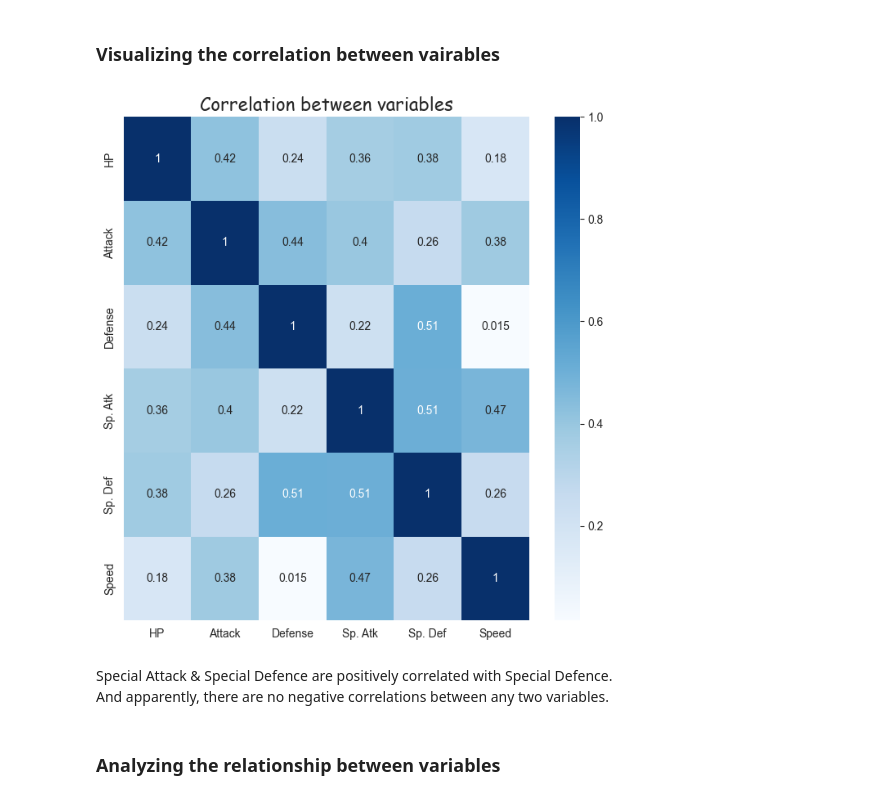
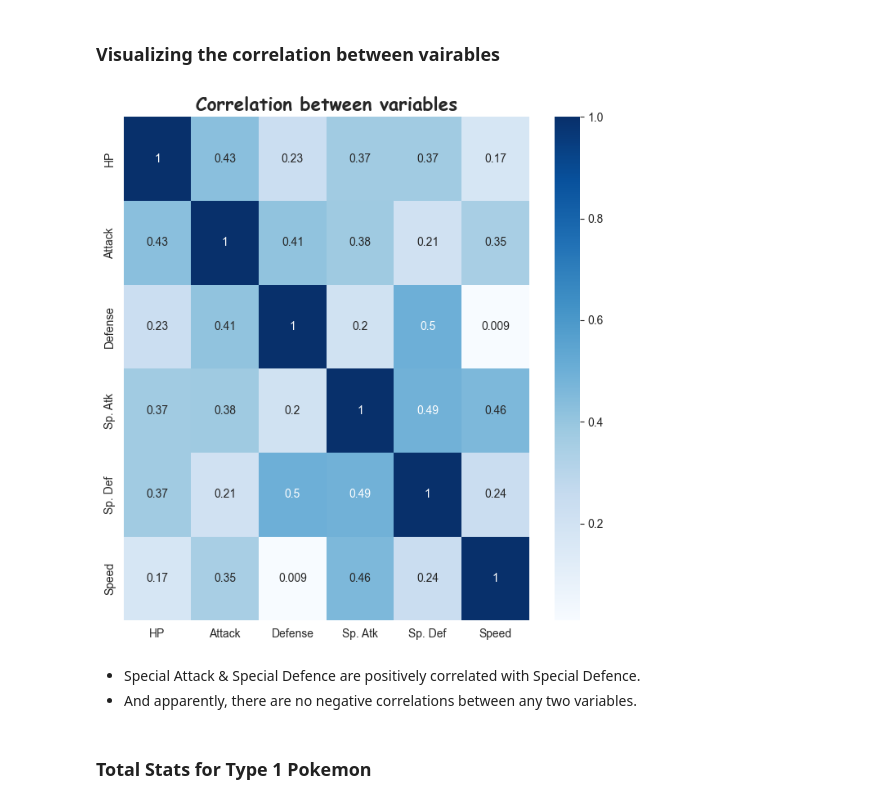
Before and after one commit to SamratAdhikari/Pokemon-Dataset-Analysis, a Jupyter notebook: Pokemon Dataset EDA.ipynb, the cells around one changed output. Drawn from its saved outputs; the diff is of its cells as text; code cells hidden in the pictures.

```diff
--- a/Pokemon Dataset EDA.ipynb
+++ b/Pokemon Dataset EDA.ipynb
@@ -62,0 +61,10 @@ df.head()
+# %%
+mega_list = [pokemon for pokemon in df['Name'] if 'Mega' in pokemon]
+mega_list
+
+# creating a new column for mega pokemons
+df['Mega Pokemon'] = pd.Series(mega_list)
+
+# removing mega pokemons from Name columns
+df = df[df['Name'].str.contains('Mega') == False]
+df.head()
@@ -62,0 +80,4 @@ df.head()
+# %%
+# df.isnull().sum()
+df = df.fillna(0)
+df.isnull().sum()
@@ -65,16 +101,16 @@ df.head()
 # %%
 corr_df = df[['HP', 'Attack', 'Defense', 'Sp. Atk', 'Sp. Def', 'Speed']]
 corr_df.head()
 
 plt.figure(figsize=(8, 8))
-plt.title(label='Correlation between variables', fontdict={'family':'Comic Sans MS', 'size':16})
+plt.title(label='Correlation between variables', fontdict={'family':'Comic Sans MS', 'size':16, 'weight':'bold'})
 sns.heatmap(data=corr_df.corr(), annot=True, cmap='Blues')
 plt.show()
 # %% [output]
-[figure, old version]
+[figure, new version]
 # %% [markdown]
-Special Attack & Special Defence are positively correlated with Special Defence.
-And apparently, there are no negative correlations between any two variables.
+- Special Attack & Special Defence are positively correlated with Special Defence.
+- And apparently, there are no negative correlations between any two variables.
 # %% [markdown]
-### Analyzing the relationship between variables
+### Total Stats for Type 1 Pokemon
 # %%
```
Also changed, not shown: parts of 39 cells of this notebook, 1 other file.
